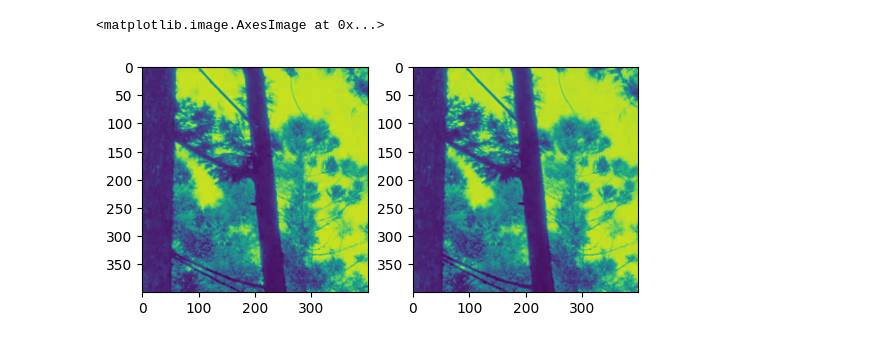
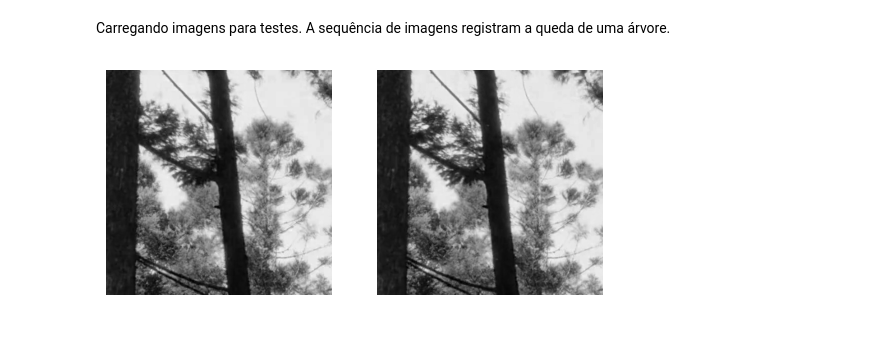
Before and after one commit to fsaulo/flow, a Jupyter notebook: examples/notebooks/OpticalFlow.ipynb, the cells around one changed output. Cells and saved outputs as stored; diff of their text form; code cells hidden in the pictures.

```diff
--- a/examples/notebooks/OpticalFlow.ipynb
+++ b/examples/notebooks/OpticalFlow.ipynb
@@ -12,10 +12,13 @@ import naive_lucas_kanade as lk
+# %% [markdown]
+ Carregando imagens para testes. A sequência de imagens registram a queda de uma árvore.
 # %%
 prev = cv.imread('../../data/tree/1_tree_fall.png')[:,:,0]
 curr = cv.imread('../../data/tree/2_tree_fall.png')[:,:,0]
 # %%
 fig, axis = plt.subplots(1,2)
-axis[0].imshow(prev)
-axis[1].imshow(curr)
+axis[0].imshow(prev, cmap='gray')
+axis[1].imshow(curr, cmap='gray')
+axis[0].axis('off');
+axis[1].axis('off');
 # %% [output]
-<matplotlib.image.AxesImage at 0x...>
-[figure, old version]
+[figure, new version]
```
Also changed, not shown: parts of 49 cells of this notebook, 1 other file.
